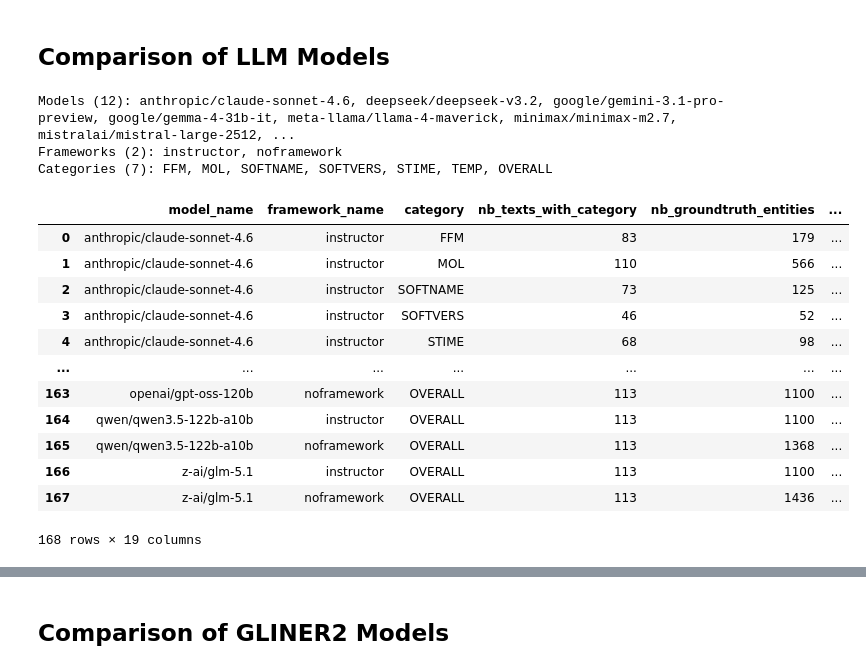
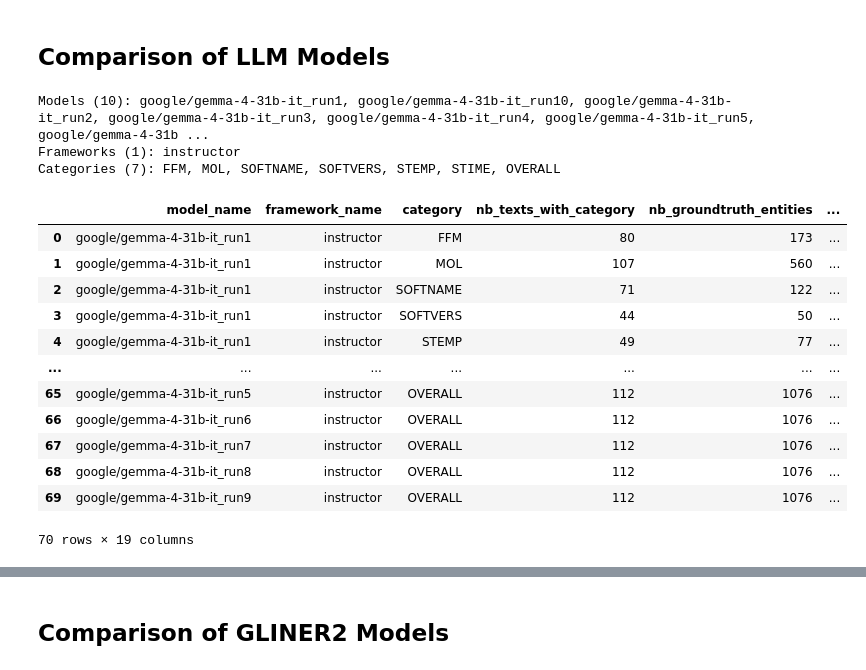
Before and after one commit to MDverse/mdner_llm, a Jupyter notebook: notebooks/compare_models_performance.ipynb, the cells around one changed output, grey strips where cells are left out. Cells and saved outputs as stored; diff of their text form; code cells hidden in the pictures.

```diff
--- a/notebooks/compare_models_performance.ipynb
+++ b/notebooks/compare_models_performance.ipynb
@@ -46,29 +50,29 @@ The autoreload extension is already loaded. To reload it, use:
 ## **Comparison of LLM Models**
 # %%
 # LLMs evaluation results
-path = Path("../results/llm/evaluation_stats/grouped_evaluation_metrics.csv")
+path = Path("../results/llm/evaluation_stats_gemma/grouped_evaluation_metrics.csv")
 llm_df = pd.read_csv(path)
 model_names = llm_df["model_name"].unique()
 framework_names = llm_df["framework_name"].unique()
 category_names = llm_df["category"].unique()
 print(f"Models ({len(model_names)}): {', '.join(model_names)}")
 print(f"Frameworks ({len(framework_names)}): {', '.join(framework_names)}")
 print(f"Categories ({len(category_names)}): {', '.join(category_names)}")
 llm_df
 # %% [output]
-Models (12): anthropic/claude-sonnet-4.6, deepseek/deepseek-v3.2, google/gemini-3.1-pro-preview, google/gemma-4-31b-it, meta-llama/llama-4-maverick, minimax/minimax-m2.7, mistralai/mistral-large-2512, ...
-Frameworks (2): instructor, noframework
-Categories (7): FFM, MOL, SOFTNAME, SOFTVERS, STIME, TEMP, OVERALL
+Models (10): google/gemma-4-31b-it_run1, google/gemma-4-31b-it_run10, google/gemma-4-31b-it_run2, google/gemma-4-31b-it_run3, google/gemma-4-31b-it_run4, google/gemma-4-31b-it_run5, google/gemma-4-31b ...
+Frameworks (1): instructor
+Categories (7): FFM, MOL, SOFTNAME, SOFTVERS, STEMP, STIME, OVERALL
 |  | model_name | framework_name | category | nb_texts_with_category | nb_groundtruth_entities | ... |
-| 0 | anthropic/claude-sonnet-4.6 | instructor | FFM | 83 | 179 | ... |
-| 1 | anthropic/claude-sonnet-4.6 | instructor | MOL | 110 | 566 | ... |
-| 2 | anthropic/claude-sonnet-4.6 | instructor | SOFTNAME | 73 | 125 | ... |
-| 3 | anthropic/claude-sonnet-4.6 | instructor | SOFTVERS | 46 | 52 | ... |
-| 4 | anthropic/claude-sonnet-4.6 | instructor | STIME | 68 | 98 | ... |
+| 0 | google/gemma-4-31b-it_run1 | instructor | FFM | 80 | 173 | ... |
+| 1 | google/gemma-4-31b-it_run1 | instructor | MOL | 107 | 560 | ... |
+| 2 | google/gemma-4-31b-it_run1 | instructor | SOFTNAME | 71 | 122 | ... |
+| 3 | google/gemma-4-31b-it_run1 | instructor | SOFTVERS | 44 | 50 | ... |
+| 4 | google/gemma-4-31b-it_run1 | instructor | STEMP | 49 | 77 | ... |
 | ... | ... | ... | ... | ... | ... | ... |
-| 163 | openai/gpt-oss-120b | noframework | OVERALL | 113 | 1100 | ... |
-| 164 | qwen/qwen3.5-122b-a10b | instructor | OVERALL | 113 | 1100 | ... |
-| 165 | qwen/qwen3.5-122b-a10b | noframework | OVERALL | 113 | 1368 | ... |
-| 166 | z-ai/glm-5.1 | instructor | OVERALL | 113 | 1100 | ... |
-| 167 | z-ai/glm-5.1 | noframework | OVERALL | 113 | 1436 | ... |
+| 65 | google/gemma-4-31b-it_run5 | instructor | OVERALL | 112 | 1076 | ... |
+| 66 | google/gemma-4-31b-it_run6 | instructor | OVERALL | 112 | 1076 | ... |
+| 67 | google/gemma-4-31b-it_run7 | instructor | OVERALL | 112 | 1076 | ... |
+| 68 | google/gemma-4-31b-it_run8 | instructor | OVERALL | 112 | 1076 | ... |
+| 69 | google/gemma-4-31b-it_run9 | instructor | OVERALL | 112 | 1076 | ... |
-168 rows × 19 columns
+70 rows × 19 columns
```
Also changed, not shown: parts of 17 cells of this notebook, 1 other file.
